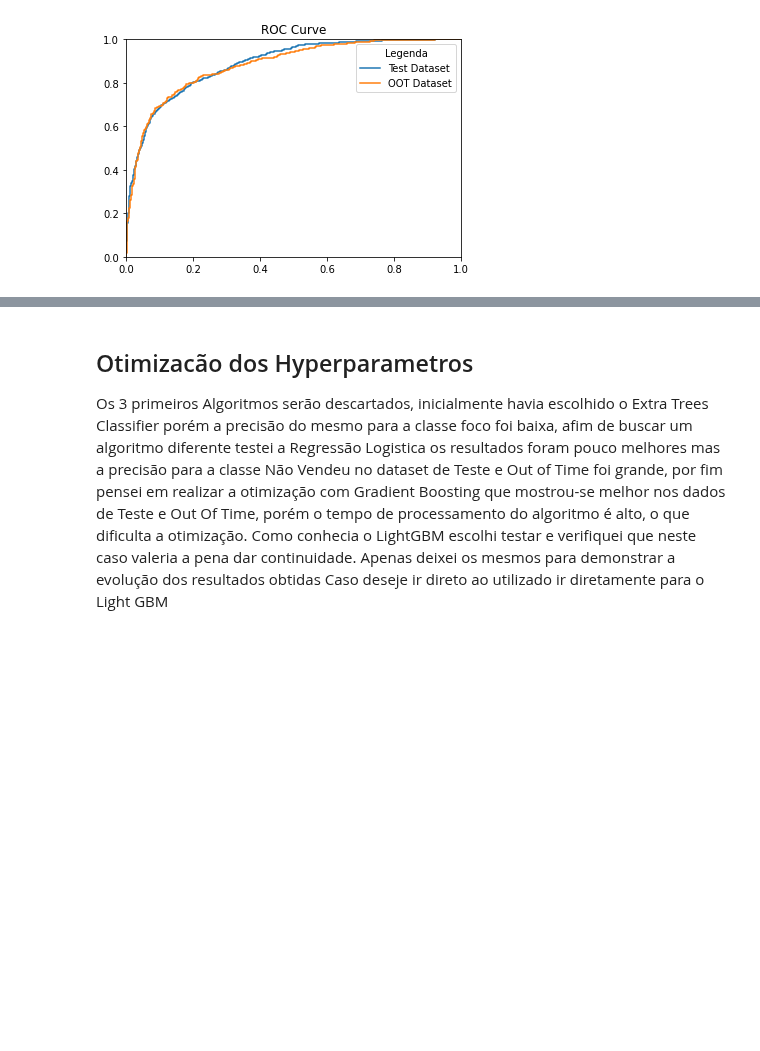
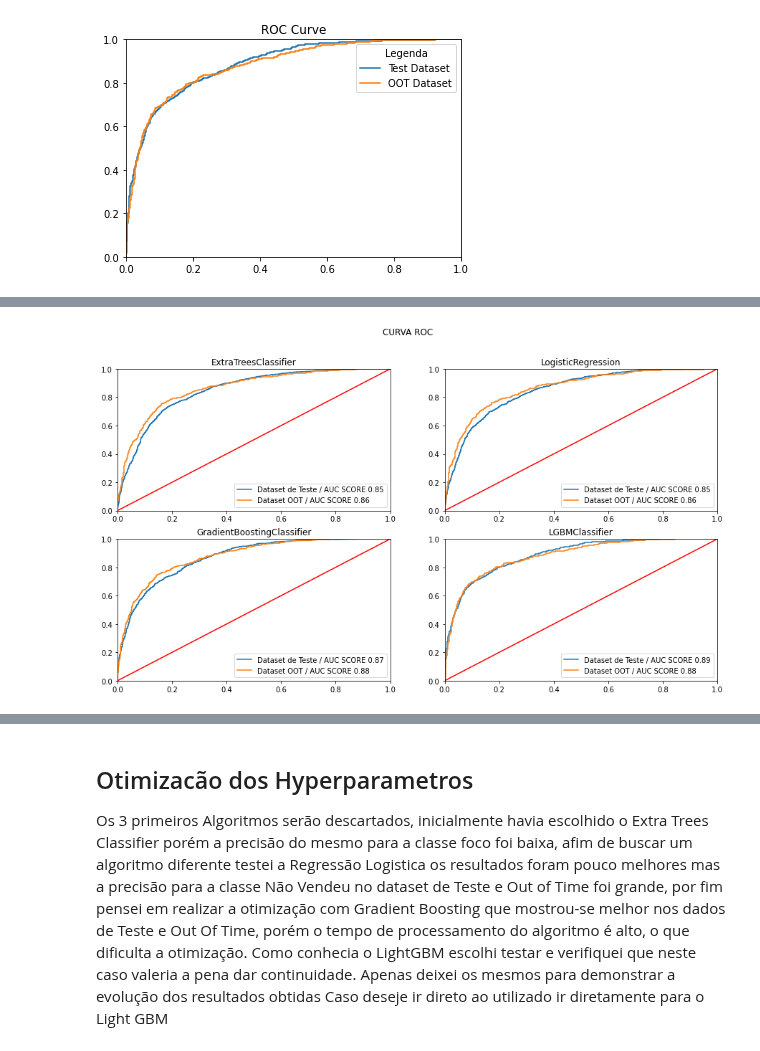
Before and after one commit to thifujikawa/clientes_olist, a Jupyter notebook: Modelling/modelling.ipynb, the cells around one changed output, grey strips where cells are left out. Saved outputs shown, nothing was run; the diff lists cells and outputs as text; code cells hidden in the pictures; blank space fills up the shorter version.

```diff
--- a/Modelling/modelling.ipynb
+++ b/Modelling/modelling.ipynb
@@ -549 +552,23 @@ plt.show()
+# %%
+fig2 , ax = plt.subplots(ncols=2, nrows=2, figsize = (15,8))
+
+cnt=0
+for x in [0,1]:
+    for y in [0,1]:
+        ax[x,y].plot(baseline_results['FPR Teste'][cnt], baseline_results['TPR Teste'][cnt],
+                        label= f"Dataset de Teste / AUC SCORE {baseline_results['Teste AUC Score'][cnt].round(2)}")
+        ax[x,y].plot(baseline_results['FPR OOT'][cnt], baseline_results['TPR OOT'][cnt],
+                        label= f"Dataset OOT / AUC SCORE {baseline_results['OOT AUC Score'][cnt].round(2)}")
+        ax[x,y].plot([0,1], [0,1] , 'r-')
+        ax[x,y].title.set_text(baseline_results['Algoritmo'][cnt])
+        ax[x,y].set_ylim([0,1])
+        ax[x,y].set_xlim([0,1])
+        ax[x,y].legend()
+        cnt += 1
+
+fig2.suptitle("CURVA ROC")
+
+plt.show()
+# %% [output]
+[figure, added]
 # %%
```
Also changed, not shown: parts of 5 cells of this notebook.
